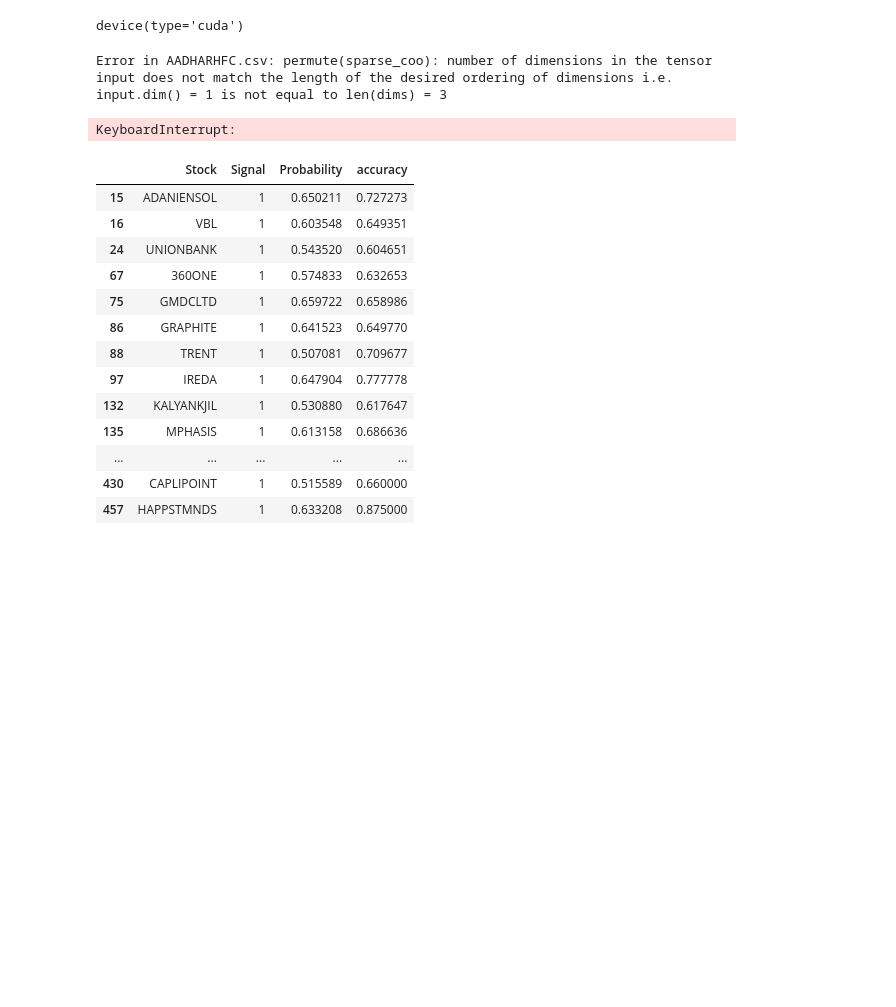
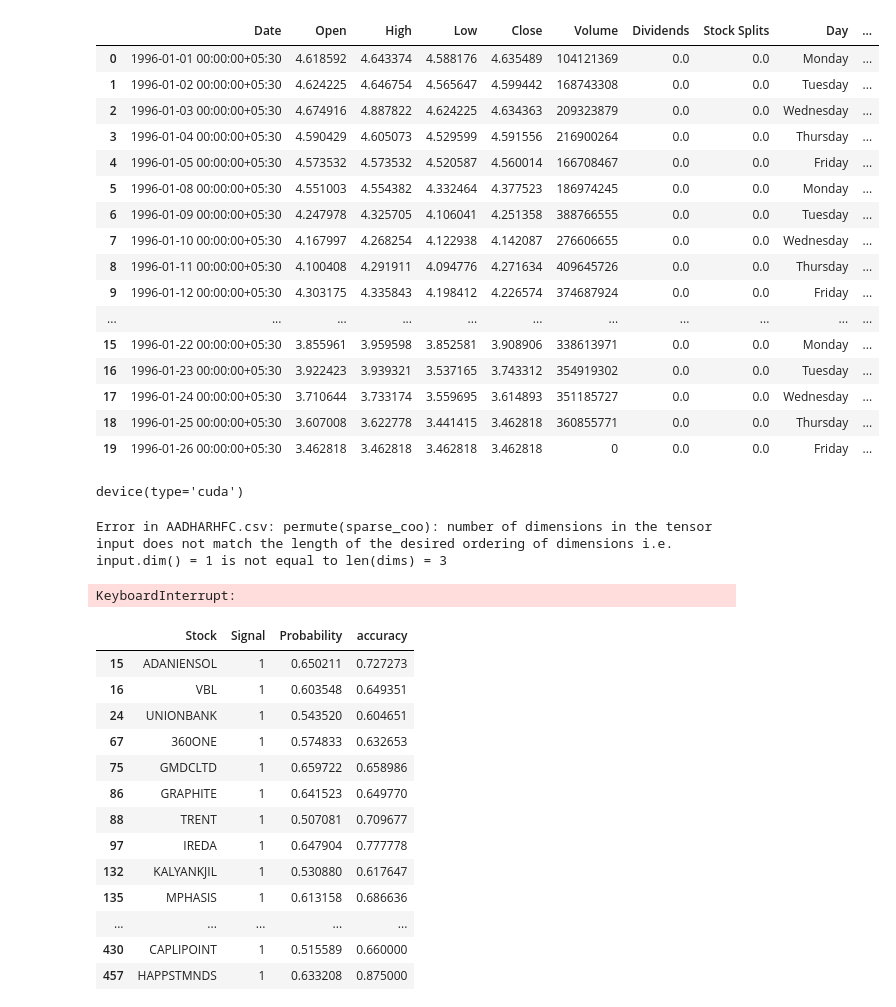
Before and after one commit to sachin27b/ML_Trading, a Jupyter notebook: notebook/pipeline.ipynb, the cells around one changed output. Saved outputs shown, nothing was run; the diff lists cells and outputs as text; code cells hidden in the pictures; blank space fills up the shorter version.

```diff
--- a/notebook/pipeline.ipynb
+++ b/notebook/pipeline.ipynb
@@ -45,3 +148,23 @@ for filename in os.listdir(directory):
+# %%
+df.head(20)
+# %% [output]
+|  | Date | Open | High | Low | Close | Volume | Dividends | Stock Splits | Day | ... |
+| 0 | 1996-01-01 00:00:00+05:30 | 4.618592 | 4.643374 | 4.588176 | 4.635489 | 104121369 | 0.0 | 0.0 | Monday | ... |
+| 1 | 1996-01-02 00:00:00+05:30 | 4.624225 | 4.646754 | 4.565647 | 4.599442 | 168743308 | 0.0 | 0.0 | Tuesday | ... |
+| 2 | 1996-01-03 00:00:00+05:30 | 4.674916 | 4.887822 | 4.624225 | 4.634363 | 209323879 | 0.0 | 0.0 | Wednesday | ... |
+| 3 | 1996-01-04 00:00:00+05:30 | 4.590429 | 4.605073 | 4.529599 | 4.591556 | 216900264 | 0.0 | 0.0 | Thursday | ... |
+| 4 | 1996-01-05 00:00:00+05:30 | 4.573532 | 4.573532 | 4.520587 | 4.560014 | 166708467 | 0.0 | 0.0 | Friday | ... |
+| 5 | 1996-01-08 00:00:00+05:30 | 4.551003 | 4.554382 | 4.332464 | 4.377523 | 186974245 | 0.0 | 0.0 | Monday | ... |
+| 6 | 1996-01-09 00:00:00+05:30 | 4.247978 | 4.325705 | 4.106041 | 4.251358 | 388766555 | 0.0 | 0.0 | Tuesday | ... |
+| 7 | 1996-01-10 00:00:00+05:30 | 4.167997 | 4.268254 | 4.122938 | 4.142087 | 276606655 | 0.0 | 0.0 | Wednesday | ... |
+| 8 | 1996-01-11 00:00:00+05:30 | 4.100408 | 4.291911 | 4.094776 | 4.271634 | 409645726 | 0.0 | 0.0 | Thursday | ... |
+| 9 | 1996-01-12 00:00:00+05:30 | 4.303175 | 4.335843 | 4.198412 | 4.226574 | 374687924 | 0.0 | 0.0 | Friday | ... |
+| ... | ... | ... | ... | ... | ... | ... | ... | ... | ... | ... |
+| 15 | 1996-01-22 00:00:00+05:30 | 3.855961 | 3.959598 | 3.852581 | 3.908906 | 338613971 | 0.0 | 0.0 | Monday | ... |
+| 16 | 1996-01-23 00:00:00+05:30 | 3.922423 | 3.939321 | 3.537165 | 3.743312 | 354919302 | 0.0 | 0.0 | Tuesday | ... |
+| 17 | 1996-01-24 00:00:00+05:30 | 3.710644 | 3.733174 | 3.559695 | 3.614893 | 351185727 | 0.0 | 0.0 | Wednesday | ... |
+| 18 | 1996-01-25 00:00:00+05:30 | 3.607008 | 3.622778 | 3.441415 | 3.462818 | 360855771 | 0.0 | 0.0 | Thursday | ... |
+| 19 | 1996-01-26 00:00:00+05:30 | 3.462818 | 3.462818 | 3.462818 | 3.462818 | 0 | 0.0 | 0.0 | Friday | ... |
 # %%
 # Convert data into time-series sequences
 def create_sequences(data, labels, seq_length):
```
Also changed, not shown: parts of 11 cells of this notebook, 2 other files.
